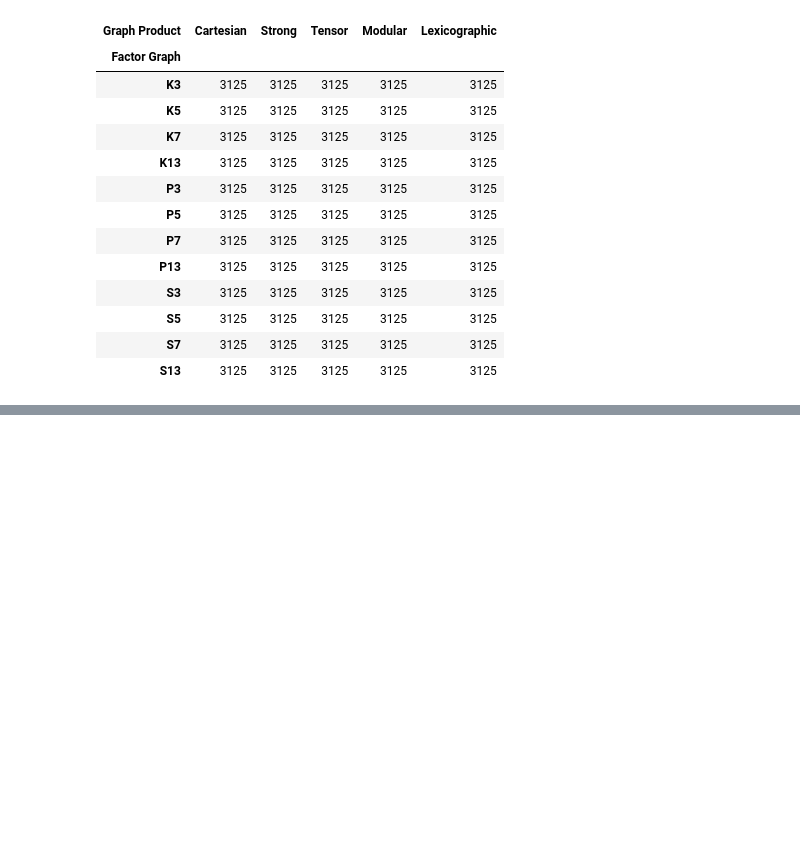
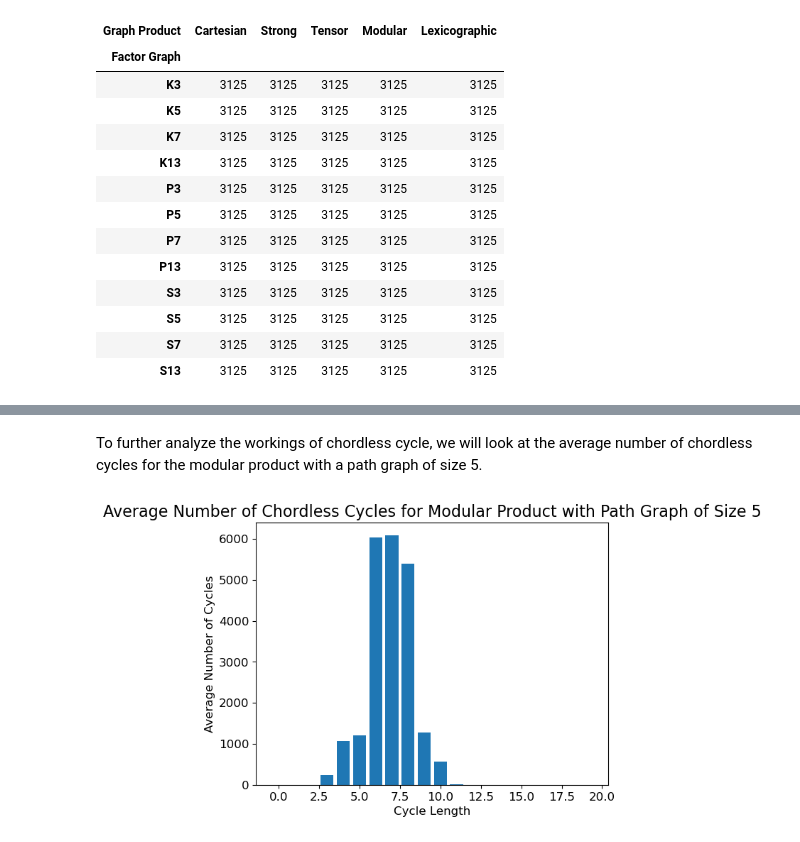
Before and after one commit to max-seeli/graph-gumbo, a Jupyter notebook: simple_product_embedding.ipynb, the cells around one changed output, grey strips where cells are left out. Saved outputs shown, nothing was run; the diff lists cells and outputs as text; code cells hidden in the pictures; blank space fills up the shorter version.

```diff
--- a/simple_product_embedding.ipynb
+++ b/simple_product_embedding.ipynb
@@ -537,0 +592,3 @@ ds_product_results.map(lambda x: x[0])
+# %%
+red_factor_graphs = get_factor_dict([3, 5, 7])
+red_graph_products = generate_graph_product_table(Gs, products=["Cartesian", "Strong", "Tensor", "Modular"], factors=red_factor_graphs)
@@ -537,0 +598,3 @@ ds_product_results.map(lambda x: x[0])
+# %%
+chord_cycle_embedded_graphs = counting(Gs, 49, "chordless_cycle")
+chord_cycle_embedded_products = red_graph_products.map(lambda x: counting(x, 49, "chordless_cycle"))
@@ -537,0 +625,16 @@ ds_product_results.map(lambda x: x[0])
+# %% [markdown]
+To further analyze the workings of chordless cycle, we will look at the average number of chordless cycles for the modular product with a path graph of size 5.
+# %%
+chord_modular_path_5 = chord_cycle_embedded_products.loc['P5', 'Modular']
+
+chord_avg_cycles_per_length = chord_modular_path_5.mean(axis=0)
+
+plt.bar(range(0, 20), chord_avg_cycles_per_length[:20])
+plt.xlabel("Cycle Length", fontsize=12)
+plt.ylabel("Average Number of Cycles", fontsize=12)
+plt.tick_params(axis='both', which='major', labelsize=12)
+plt.title("Average Number of Chordless Cycles for Modular Product with Path Graph of Size 5", fontsize=16)
+save_pdf(plt, 'chordless_cycle_avg')
+plt.show()
+# %% [output]
+[figure, added]
```
Also changed, not shown: parts of 27 cells of this notebook, 15 other files.
